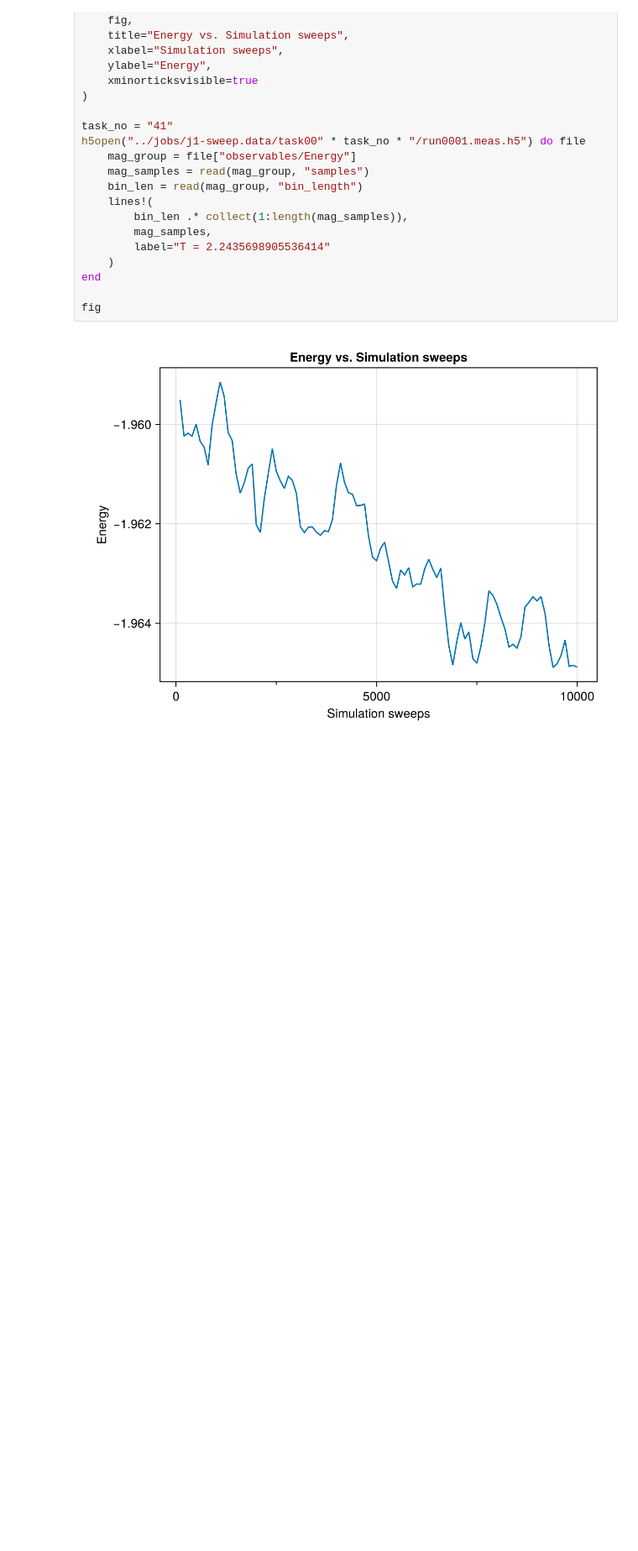
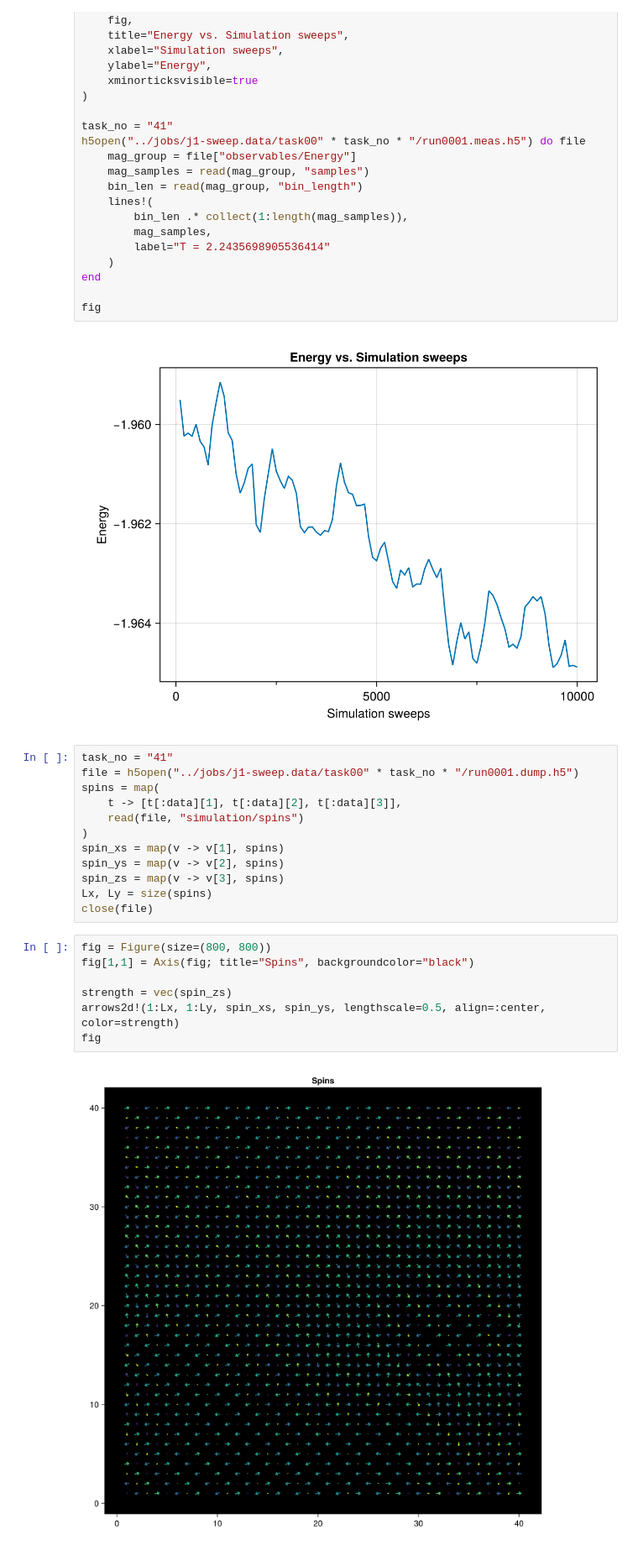
Before and after one commit to PatXue/Biquadratic.jl, a Jupyter notebook: analysis/j1-sweep.ipynb, the cells around one changed output. Shown at 84% size. Cells and saved outputs as stored; diff of their text form; blank space fills up the shorter version.

Commit message:
Spin lattice visualization

```diff
--- a/analysis/j1-sweep.ipynb
+++ b/analysis/j1-sweep.ipynb
@@ -212,3 +213,24 @@ end
 fig
 # %% [output]
 [figure]
+# %%
+task_no = "41"
+file = h5open("../jobs/j1-sweep.data/task00" * task_no * "/run0001.dump.h5")
+spins = map(
+    t -> [t[:data][1], t[:data][2], t[:data][3]],
+    read(file, "simulation/spins")
+)
+spin_xs = map(v -> v[1], spins)
+spin_ys = map(v -> v[2], spins)
+spin_zs = map(v -> v[3], spins)
+Lx, Ly = size(spins)
+close(file)
+# %%
+fig = Figure(size=(800, 800))
+fig[1,1] = Axis(fig; title="Spins", backgroundcolor="black")
+
+strength = vec(spin_zs)
+arrows2d!(1:Lx, 1:Ly, spin_xs, spin_ys, lengthscale=0.5, align=:center, color=strength)
+fig
+# %% [output]
+[figure, added]
```
Also changed, not shown: parts of 1 cell of this notebook.
